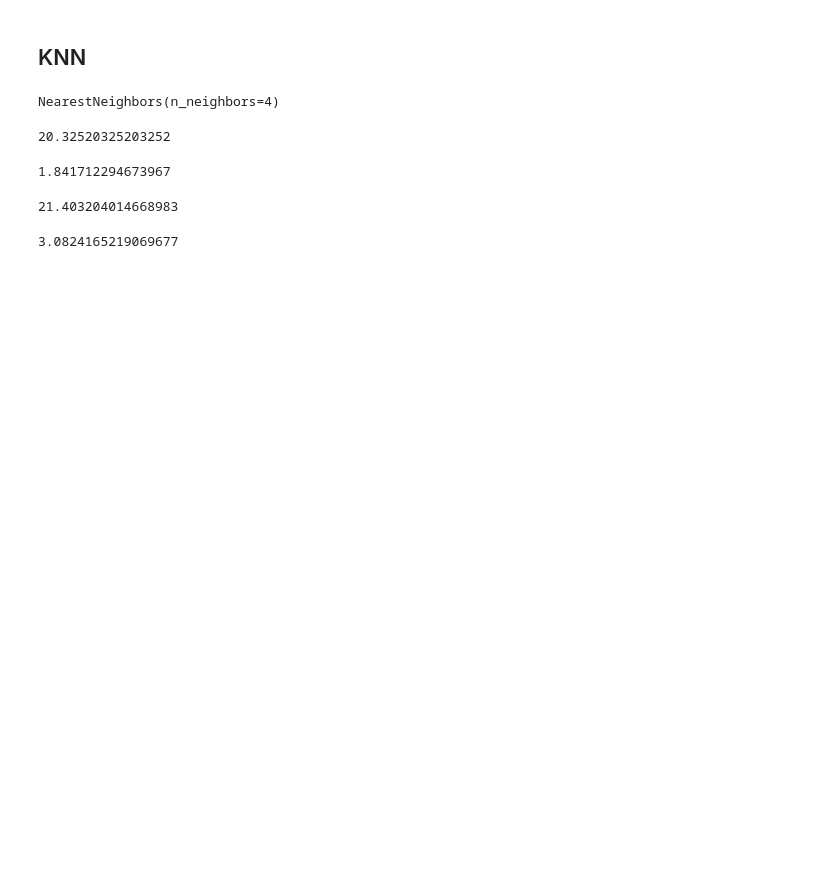
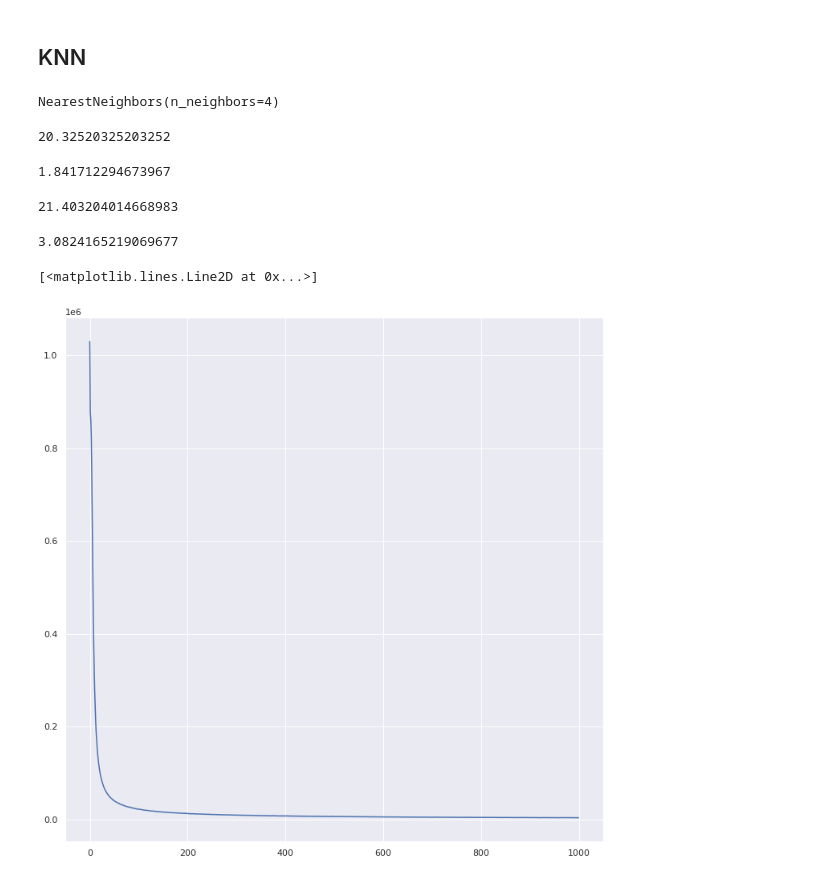
Before and after one commit to Ruruthia/OPUS, a Jupyter notebook: lightfm_evaluation/LightFM_evaluation_1000_regularized_error.ipynb, the cells around one changed output. Saved outputs shown, nothing was run; the diff lists cells and outputs as text; code cells hidden in the pictures; blank space fills up the shorter version.

```diff
--- a/lightfm_evaluation/LightFM_evaluation_1000_regularized.ipynb
+++ b/lightfm_evaluation/LightFM_evaluation_1000_regularized_error.ipynb
@@ -233,3 +233,10 @@ for _, v in men_nns.items():
 women_nearest / len(men_embeddings) * 100
 # %% [output]
 3.0824165219069677
+# %%
+with open('/pio/scratch/1/i313924/data/lightfm_data/num_regularized_error', 'r') as f_in:
+    content = list(map(int, f_in.read().split()))
+plt.plot(content)
+# %% [output]
+[<matplotlib.lines.Line2D at 0x...>]
+[figure, added]
```
Also changed, not shown: 5 other files.
